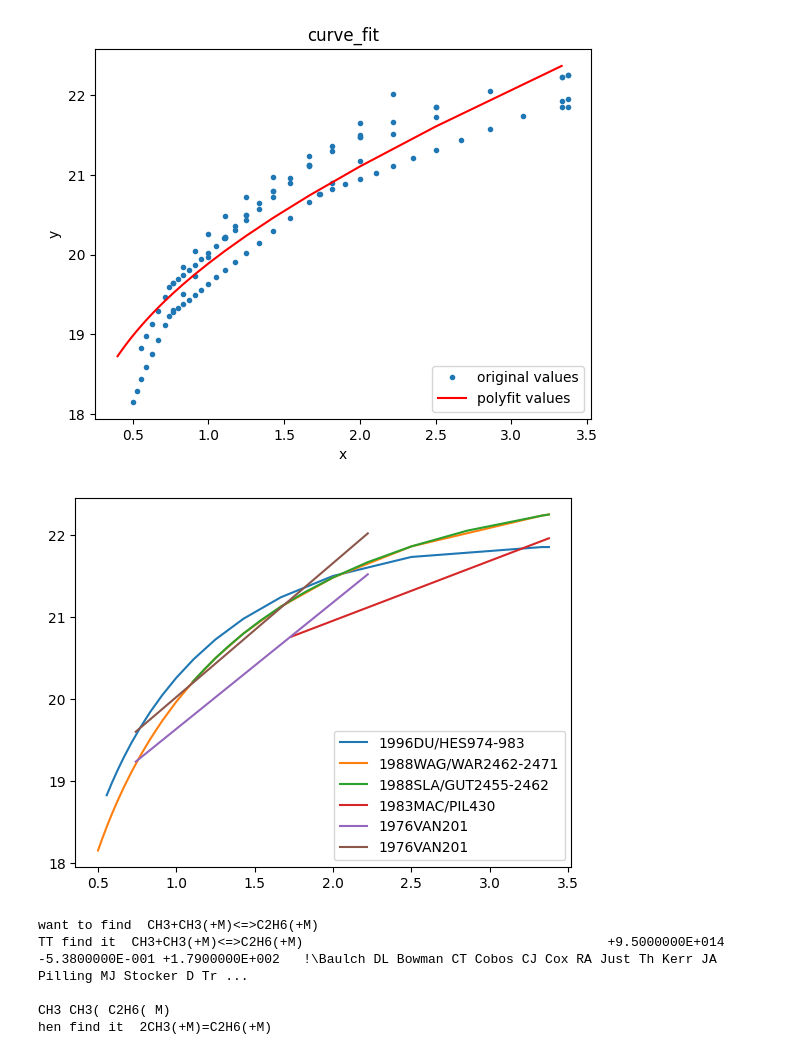
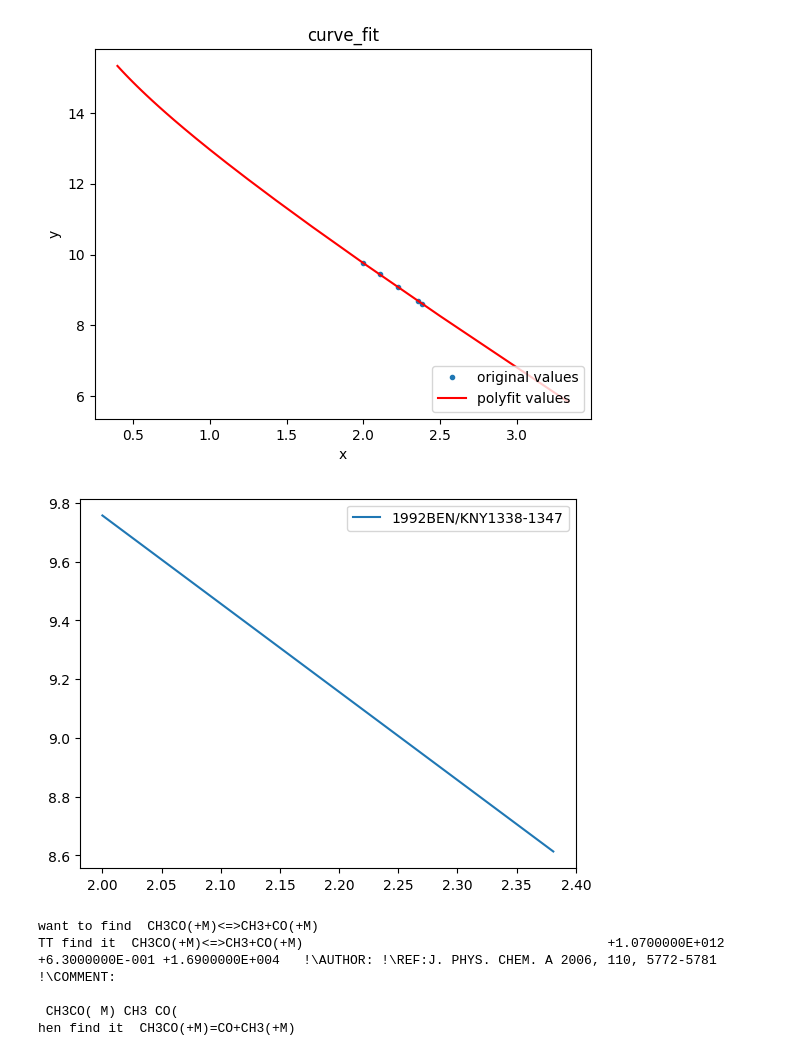
Before and after one commit to mingpuwu/rxr_uncertainty_overall, a Jupyter notebook: 1_dataconvert_thridbody.ipynb, the cells around one changed output. Saved outputs shown, nothing was run; the diff lists cells and outputs as text; code cells hidden in the pictures.

```diff
--- a/1_dataconvert_thridbody.ipynb
+++ b/1_dataconvert_thridbody.ipynb
@@ -12,7 +12,7 @@ excelname = GetFileDir(reactionnum,'forwardexcel')
 outname = GetFileDir(reactionnum,'forwardtxt')
 
 #转换web excel数据到txt文件
-ConvertData(excelname, outname, needorder=3, reactiontype='thridbody')
+ConvertData(excelname, outname, needorder=2, reactiontype='thridbody')
 
 #拟合数据
 A,n,EAR = Fit(outname,reactionnum)
@@ -23,7 +23,7 @@ fitoneLine = Format('fit','fit',300,2500,A,n,EAR,K0)
 fd.write(fitoneLine)
 
 #把TT和henrry数据写入文件,根据excel的名字来找到反应
-ttdata,hendata = FindReaction(excelname,needtype='LOW',henryname='2CH3(+M)=C2H6(+M)')
+ttdata,hendata = FindReaction(excelname,needtype='LOW',henryname='CH3CO(+M)=CO+CH3(+M)',ttname='CH3CO(+M)<=>CH3+CO(+M)')
 A = float(ttdata[0])
 n = float(ttdata[1])
 EA = float(ttdata[2])
@@ -80,7 +63,7 @@ std: 0.3109513257957578
-[figure, old version]
+[figure, new version]
-[figure, old version]
+[figure, new version]
-want to find  CH3+CH3(+M)<=>C2H6(+M)
-TT find it  CH3+CH3(+M)<=>C2H6(+M)                                       +9.5000000E+014 -5.3800000E-001 +1.7900000E+002   !\Baulch DL Bowman CT Cobos CJ Cox RA Just Th Kerr JA Pilling MJ Stocker D Tr ...
-
-CH3 CH3( C2H6( M)
-hen find it  2CH3(+M)=C2H6(+M)
+want to find  CH3CO(+M)<=>CH3+CO(+M)
+TT find it  CH3CO(+M)<=>CH3+CO(+M)                                       +1.0700000E+012 +6.3000000E-001 +1.6900000E+004   !\AUTHOR: !\REF:J. PHYS. CHEM. A 2006, 110, 5772-5781 !\COMMENT:
+
+ CH3CO( M) CH3 CO(
+hen find it  CH3CO(+M)=CO+CH3(+M)
```
Also changed, not shown: parts of 1 cell of this notebook, 3 other files.
